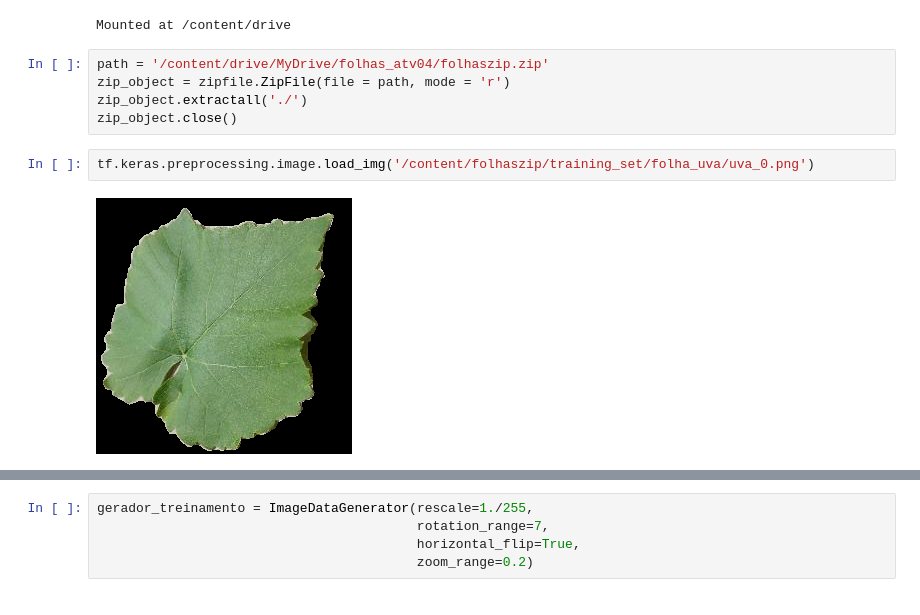
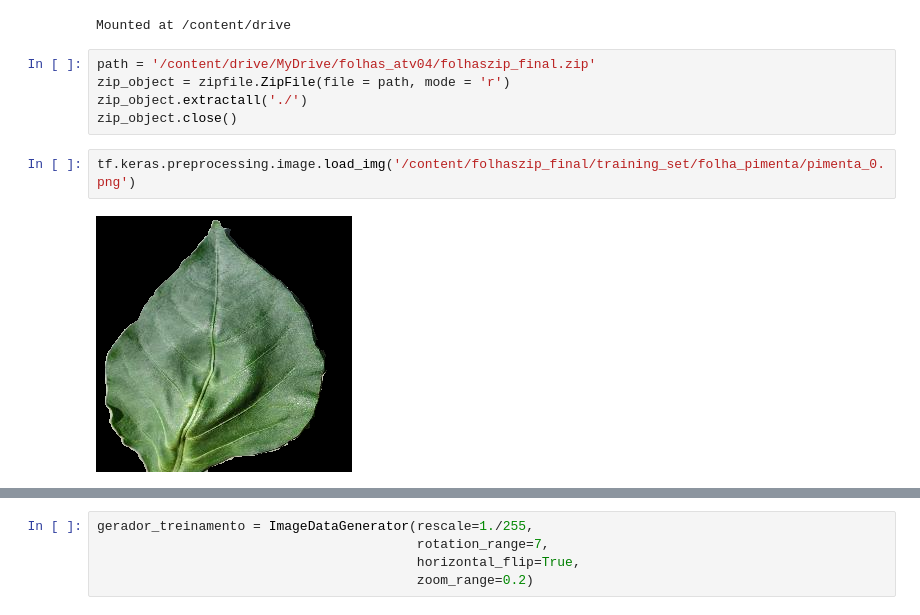
Before and after one commit to vincenzofadda/atividade03-grupo4-avanti, a Jupyter notebook: classificacao_plantas_grupo04.ipynb, the cells around one changed output, grey strips where cells are left out. Saved outputs shown, nothing was run; the diff lists cells and outputs as text.

```diff
--- a/classificacao_plantas_grupo04.ipynb
+++ b/classificacao_plantas_grupo04.ipynb
@@ -18,11 +18,11 @@ drive.mount('/content/drive')
 # %% [output]
 Mounted at /content/drive
 # %%
-path = '/content/drive/MyDrive/folhas_atv04/folhaszip.zip'
+path = '/content/drive/MyDrive/folhas_atv04/folhaszip_final.zip'
 zip_object = zipfile.ZipFile(file = path, mode = 'r')
 zip_object.extractall('./')
 zip_object.close()
 # %%
-tf.keras.preprocessing.image.load_img('/content/folhaszip/training_set/folha_uva/uva_0.png')
+tf.keras.preprocessing.image.load_img('/content/folhaszip_final/training_set/folha_pimenta/pimenta_0.png')
 # %% [output]
-[figure, old version]
+[figure, new version]
```
Also changed, not shown: parts of 16 cells of this notebook, 1 other file.
